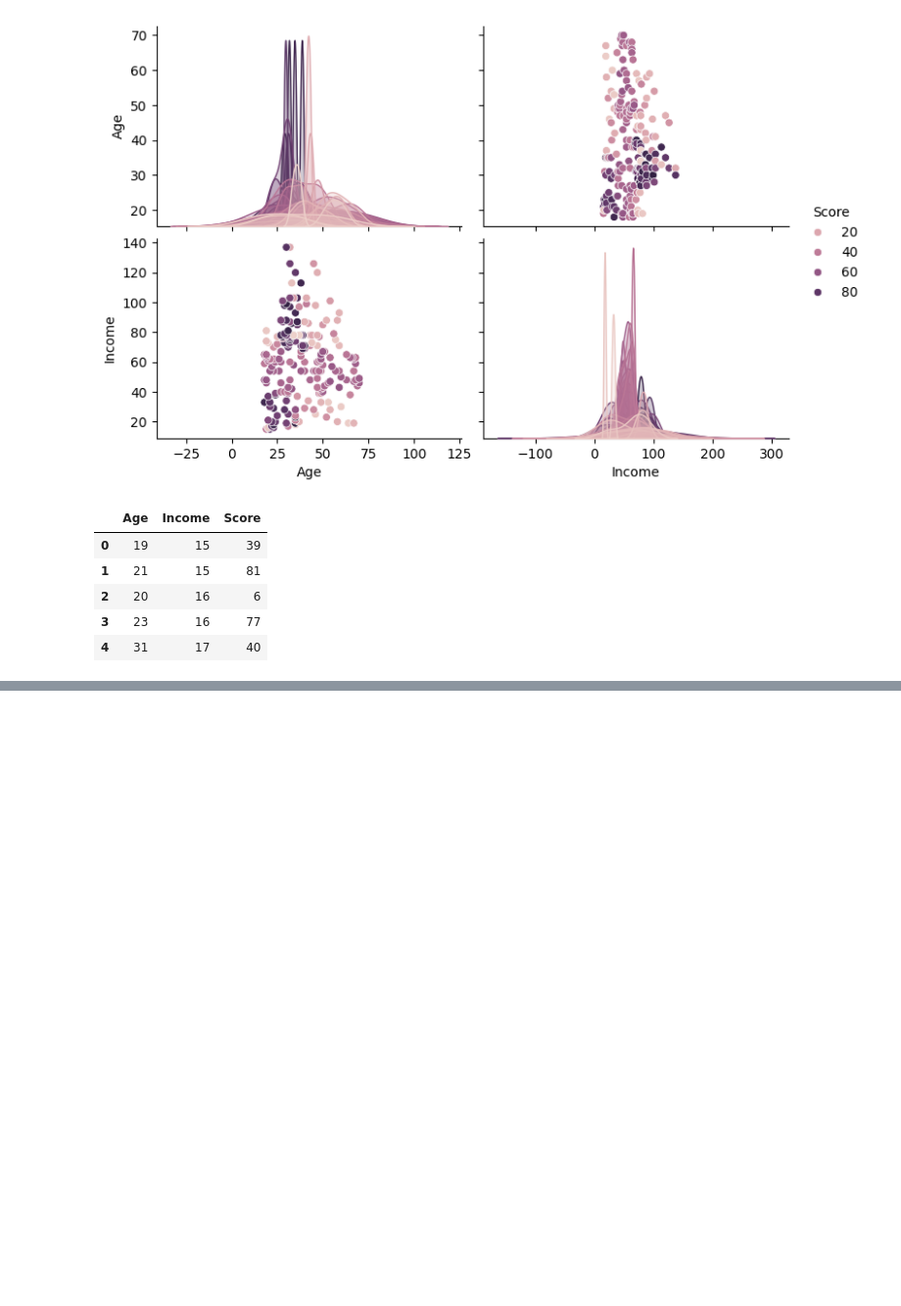
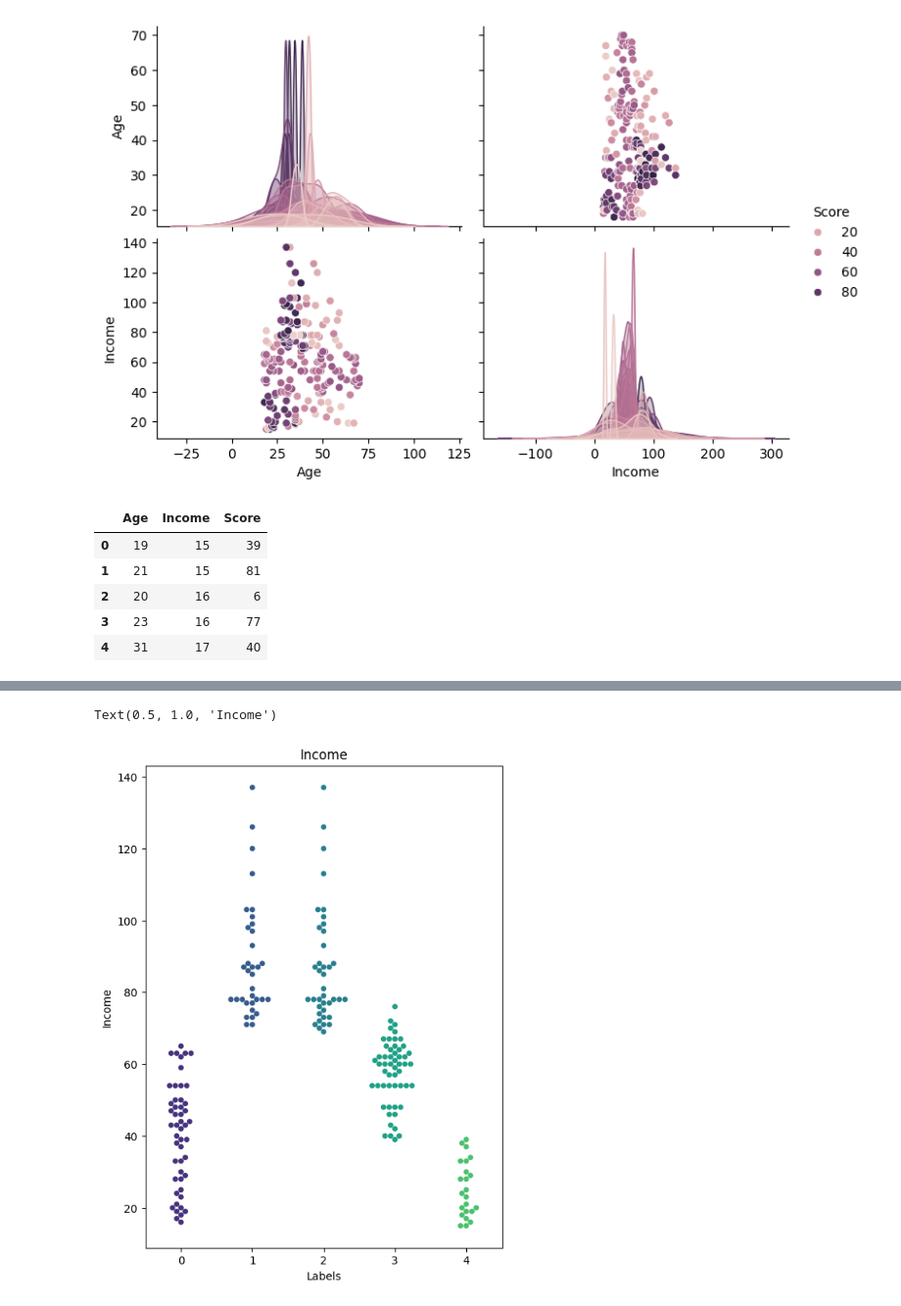
Before and after one commit to Shurkah/PRODIGY_ML_02, a Jupyter notebook: kmeans_alg.ipynb, the cells around one changed output, grey strips where cells are left out. Shown at 98% size. Cells and saved outputs as stored; diff of their text form; code cells hidden in the pictures; blank space fills up the shorter version.

```diff
--- a/kmeans_alg.ipynb
+++ b/kmeans_alg.ipynb
@@ -149,0 +143,8 @@ plt.show()
+# %%
+fig = plt.figure(figsize=(20,8))
+ax = fig.add_subplot(131)
+sns.swarmplot(x='Labels', y='Income', data=df, ax=ax, palette=sns.color_palette('viridis'))
+ax.set_title('Income')
+# %% [output]
+Text(0.5, 1.0, 'Income')
+[figure, added]
```
Also changed, not shown: parts of 9 cells of this notebook.
